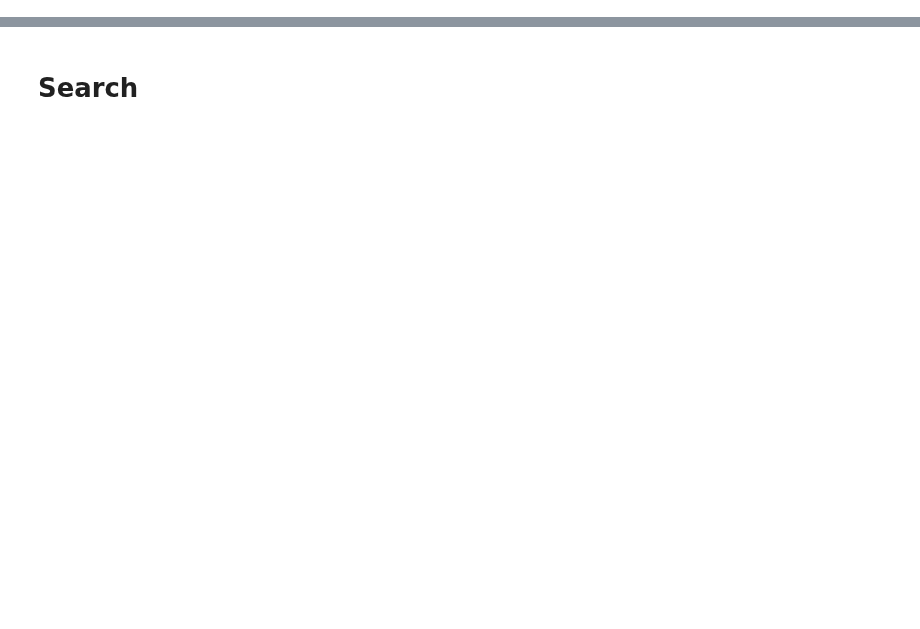
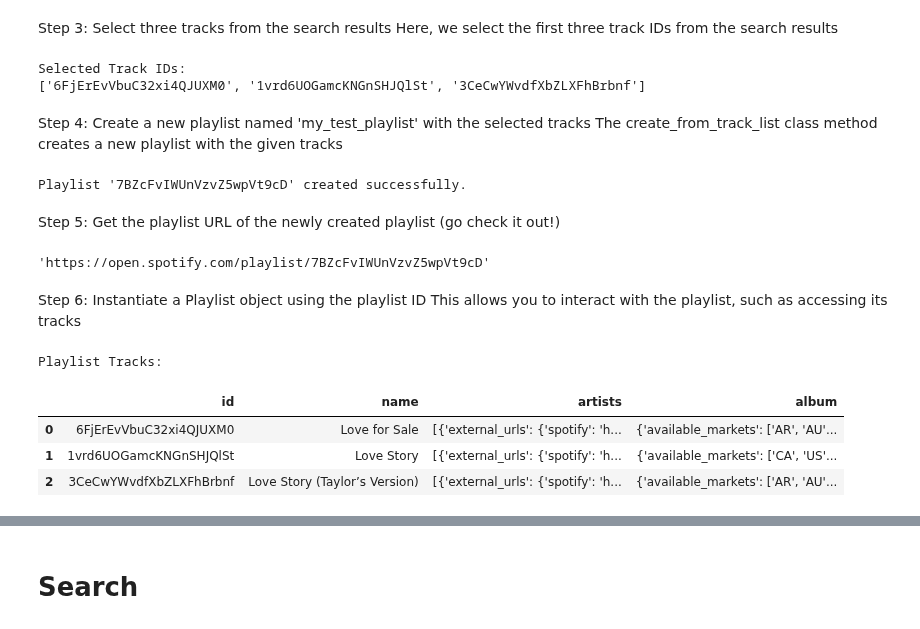
Before and after one commit to thorwhalen/sung, a Jupyter notebook: misc/sung_wip.ipynb, the cells around one changed output, grey strips where cells are left out. Drawn from its saved outputs; the diff is of its cells as text; code cells hidden in the pictures; blank space fills up the shorter version.

```diff
--- a/misc/sung_wip.ipynb
+++ b/misc/sung_wip.ipynb
@@ -0,0 +38,41 @@
+# %% [markdown]
+Step 3: Select three tracks from the search results
+Here, we select the first three track IDs from the search results
+# %%
+selected_track_ids = tracks.track_ids[:3]
+print("\nSelected Track IDs:")
+print(selected_track_ids)
+# %% [output]
+Selected Track IDs:
+['6FjErEvVbuC32xi4QJUXM0', '1vrd6UOGamcKNGnSHJQlSt', '3CeCwYWvdfXbZLXFhBrbnf']
+# %% [markdown]
+Step 4: Create a new playlist named 'my_test_playlist' with the selected tracks
+The create_from_track_list class method creates a new playlist with the given tracks
+# %%
+playlist = Playlist.create_from_track_list(
+    track_list=selected_track_ids,
+    playlist_name='my_test_playlist'
+)
+print(f"\nPlaylist '{playlist.playlist_id}' created successfully.")
+# %% [output]
+Playlist '7BZcFvIWUnVzvZ5wpVt9cD' created successfully.
+# %% [markdown]
+Step 5: Get the playlist URL of the newly created playlist (go check it out!)
+# %%
+playlist.playlist_url
+# %% [output]
+'https://open.spotify.com/playlist/7BZcFvIWUnVzvZ5wpVt9cD'
+# %% [markdown]
+Step 6: Instantiate a Playlist object using the playlist ID
+This allows you to interact with the playlist, such as accessing its tracks
+# %%
+playlist_obj = Playlist(playlist.playlist_url)
+print("\nPlaylist Tracks:")
+playlist_tracks_df = playlist_obj.dataframe()
+playlist_tracks_df[['id', 'name', 'artists', 'album']]
+# %% [output]
+Playlist Tracks:
+|  | id | name | artists | album |
+| 0 | 6FjErEvVbuC32xi4QJUXM0 | Love for Sale | [{'external_urls': {'spotify': 'h... | {'available_markets': ['AR', 'AU'... |
+| 1 | 1vrd6UOGamcKNGnSHJQlSt | Love Story | [{'external_urls': {'spotify': 'h... | {'available_markets': ['CA', 'US'... |
+| 2 | 3CeCwYWvdfXbZLXFhBrbnf | Love Story (Taylor’s Version) | [{'external_urls': {'spotify': 'h... | {'available_markets': ['AR', 'AU'... |
```
Also changed, not shown: parts of 17 cells of this notebook, 6 other files.
